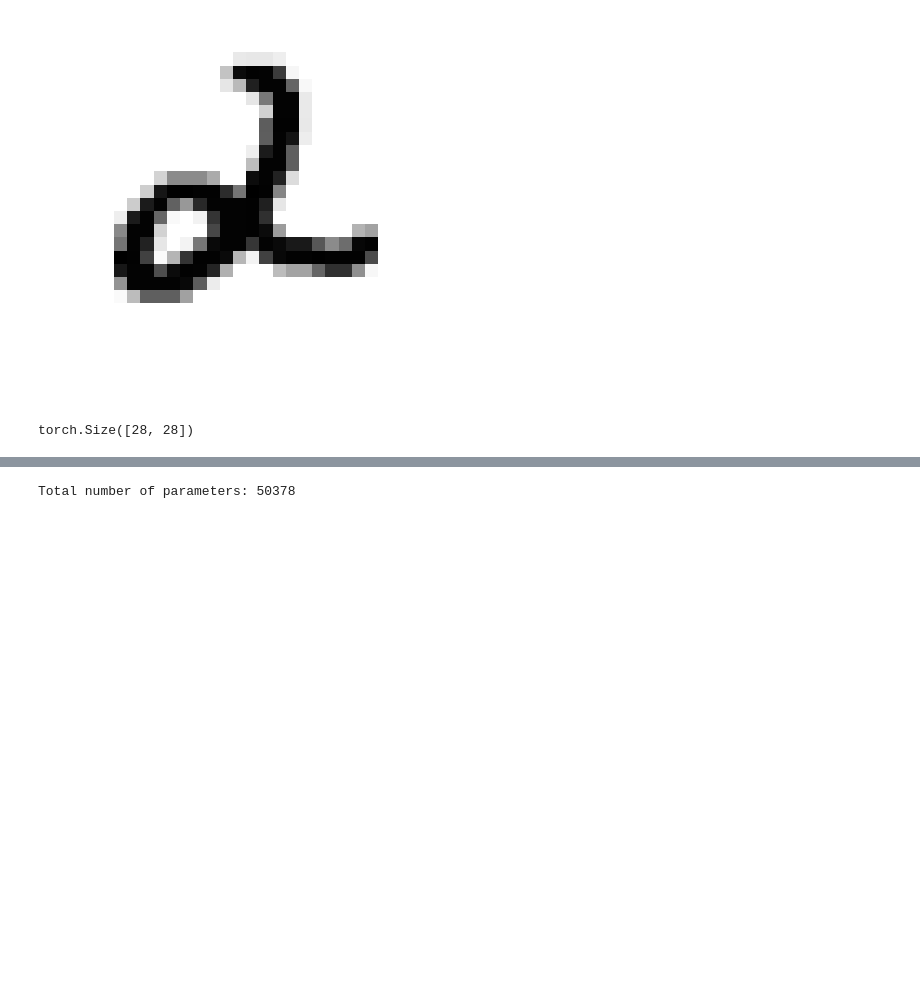
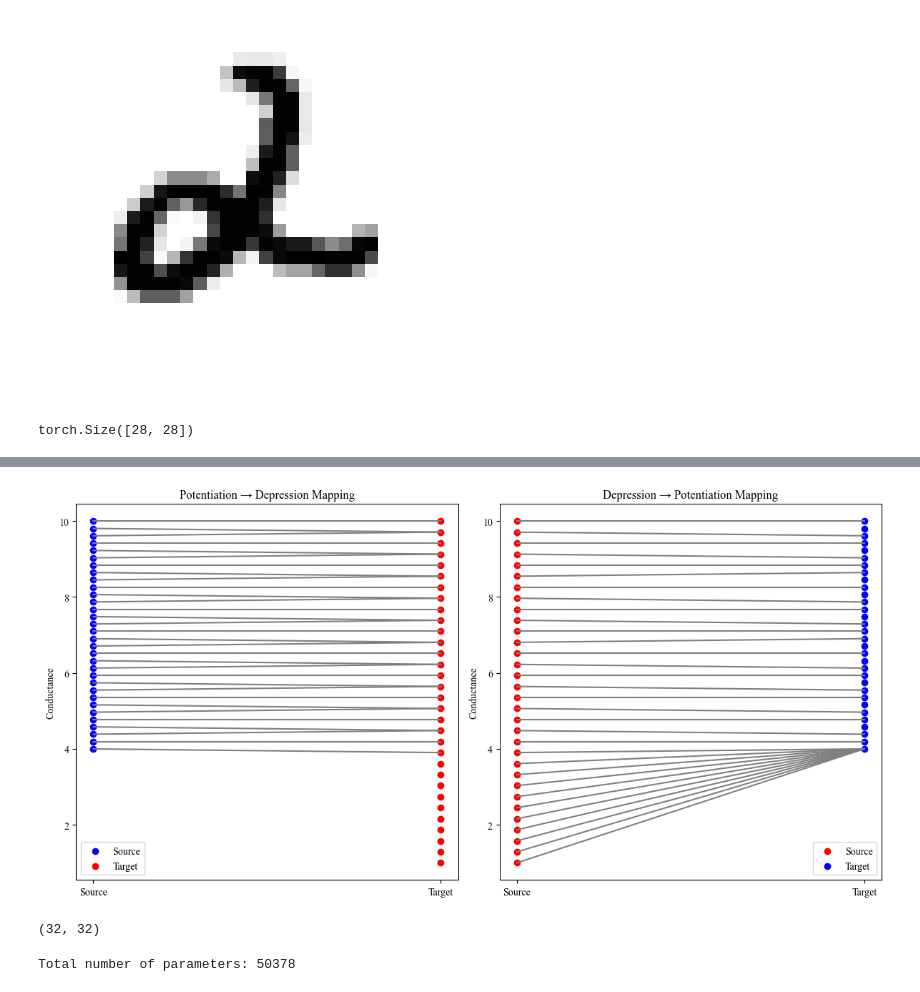
Before and after one commit to adithyasai20/hardware-aware-training-of-neural-networks, a Jupyter notebook: mnist_training.ipynb, the cells around one changed output, grey strips where cells are left out. Cells and saved outputs as stored; diff of their text form; code cells hidden in the pictures; blank space fills up the shorter version.

```diff
--- a/mnist_training.ipynb
+++ b/mnist_training.ipynb
@@ -123,3 +132,65 @@ plt.scatter([i for i in range(32)], depression_conductances[:32])
+# %%
+import matplotlib.pyplot as plt
+import numpy as np
+
+
+def map_to_nearest_indices(given_list, reference_list):
+    def safe_tensor_conversion(data, dtype=torch.float32):
+        if isinstance(data, torch.Tensor):
+            return data.clone().detach().to(dtype)  # Clone if it's already a tensor
+        return torch.tensor(data, dtype=dtype)  # Convert if it's a list or other type
+
+    given_tensor = safe_tensor_conversion(given_list)
+    reference_tensor = safe_tensor_conversion(reference_list)
+    indices = torch.abs(reference_tensor.unsqueeze(0) - given_tensor.unsqueeze(-1)).argmin(dim=-1)
+
+    return torch.tensor(indices.tolist())
+
+# Example data
+# potentiation_conductances = [0.1, 0.2, 0.3, 0.4, 0.5]
+# depression_conductances = [0.15, 0.25, 0.35, 0.45, 0.55]
+
+# # Mappings
+potentiation_to_depression_mapping = map_to_nearest_indices(adjusted_potentiation, adjusted_depression) # Index-wise mapping
+depression_to_potentiation_mapping = map_to_nearest_indices(adjusted_depression, adjusted_potentiation)  # Reverse mapping
+
+# Set positions for plotting
+potentiation_x = np.zeros(len(adjusted_potentiation))
+depression_x = np.ones(len(adjusted_depression))
+
+fig, axs = plt.subplots(1, 2, figsize=(12, 6))  # Two subplots side by side
+
+# Function to plot mappings
+def plot_mapping(ax, x1, y1, x2, y2, mapping, title, color1, color2):
+    ax.scatter(x1, y1, color=color1, label="Source")
+    ax.scatter(x2, y2, color=color2, label="Target")
+
+    # Draw mapping lines
+    for i, target_idx in enumerate(mapping):
+        ax.plot([x1[0], x2[0]], [y1[i], y2[target_idx]], 'gray')
+
+    ax.set_xticks([x1[0], x2[0]])
+    ax.set_xticklabels(["Source", "Target"])
+    ax.set_ylabel("Conductance")
+    ax.set_title(title)
+    ax.legend()
+
+# First subplot: Potentiation → Depression
+plot_mapping(axs[0], [0] * len(adjusted_potentiation), adjusted_potentiation,
+             [1] * len(adjusted_depression), adjusted_depression,
+             potentiation_to_depression_mapping,
+             "Potentiation → Depression Mapping", "blue", "red")
+
+# Second subplot: Depression → Potentiation
+plot_mapping(axs[1], [0] * len(adjusted_depression), adjusted_depression,
+             [1] * len(adjusted_potentiation), adjusted_potentiation,
+             depression_to_potentiation_mapping,
+             "Depression → Potentiation Mapping", "red", "blue")
+
+plt.tight_layout()
+plt.show()
+# %% [output]
+[figure, added]
 # %%
 
 class SimpleCNN(nn.Module):
@@ -185,6 +256,10 @@ class MLP(nn.Module):
         x = self.fc2(x)
         # x = self.softmax(x)
         return x
+# %%
+len(adjusted_depression), len(adjusted_potentiation)
+# %% [output]
+(32, 32)
 # %%
 # Initialize model, loss, and optimizer
 model = SimpleCNN(num_classes).to(device)
```
Also changed, not shown: parts of 12 cells of this notebook, 4 other files.
